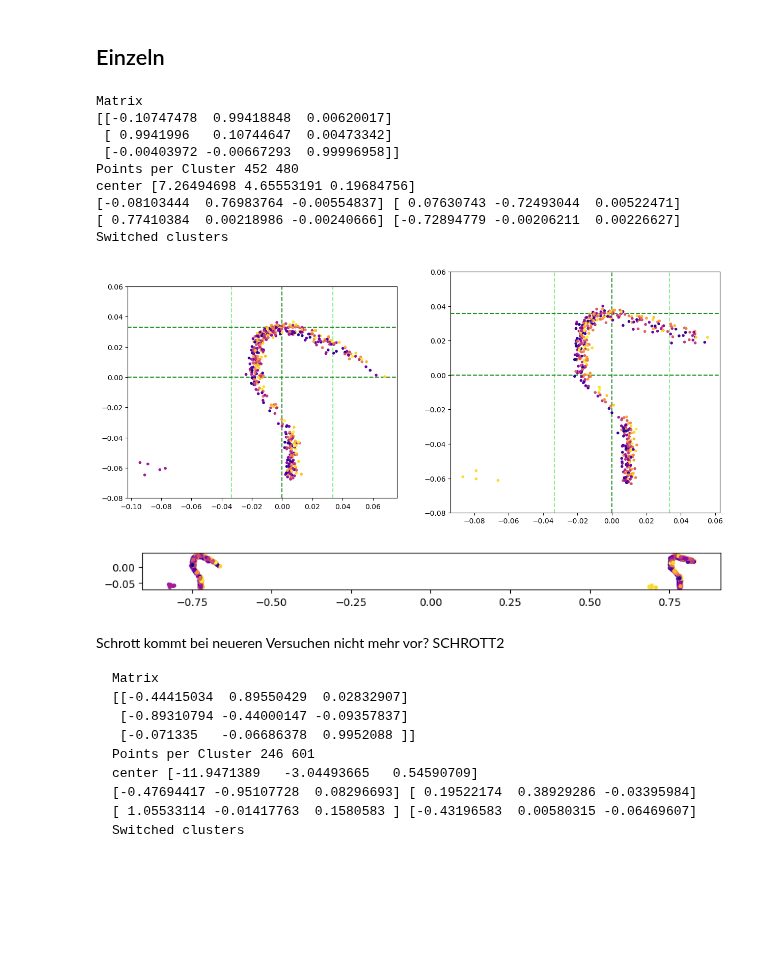
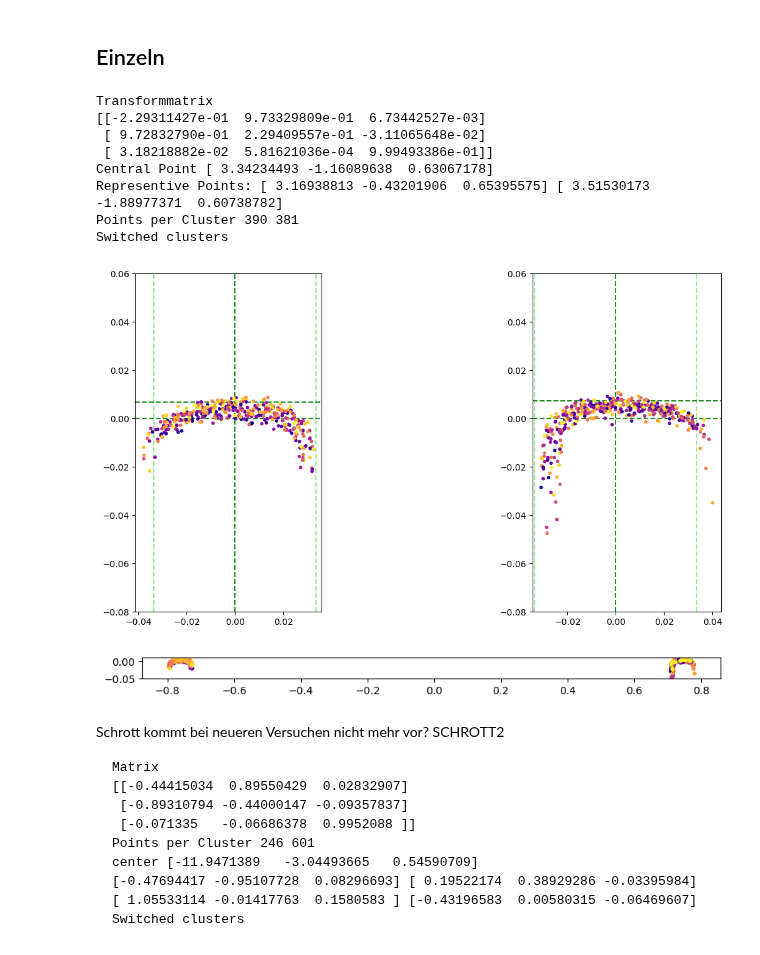
Before and after one commit to florianneukirchen/gleis-versuche, a Jupyter notebook: 22_naive2_representive_point.ipynb, the cells around one changed output. Saved outputs shown, nothing was run; the diff lists cells and outputs as text; code cells hidden in the pictures; blank space fills up the shorter version.

```diff
--- a/22_naive2_representive_point.ipynb
+++ b/22_naive2_representive_point.ipynb
@@ -48,6 +49,7 @@ minimum_in_hood = 10
 linearity_tresh = 0.98
 
 gauge = 1.435
+railhead_width = 0.067
 # %%
 runfolder = "/media/riannek/minimax/gleis/run24-2024-08-13"
 
@@ -295,13 +297,13 @@ def check_cluster_for_railpair(clustercenter, eigenvects, pointcloud, tree, gaug
 
     return closest_cluster, closest_cluster_center
 # %%
-def naive_representive_point(cluster, transformmatrix):
+def naive_representive_point(cluster, transformmatrix, percentile=95):
     center = cluster.mean(axis=0)
     centered = cluster - center
     transformed = centered @ transformmatrix
     transformed_clustercenter_xy = transformed[:,:2].mean(axis=0)
     # transformed_max_z = transformed[:,2].max()
-    transformed_max_z = np.percentile(transformed[:,2],95)
+    transformed_max_z = np.percentile(transformed[:,2],percentile)
     transformed_representive = np.array([transformed_clustercenter_xy[0], transformed_clustercenter_xy[1], transformed_max_z])
     return transformed_representive @ transformmatrix.T + center
 # %%
@@ -399,7 +399,7 @@ def pair_generator():
         for cluster, clustercenter, eigenvals, eigenvects in cluster_generator(xyz[indices[i]], min_points=min_points):
             cluster_other, center_other = check_cluster_for_railpair(clustercenter, eigenvects, xyz, tree, gauge, min_points)
             if cluster_other is not None:
-                yield cluster, cluster_other, eigenvects
+                yield cluster, clustercenter, cluster_other, center_other, eigenvects
 # %%
 def get_transformmatrix(cluster, cluster_other, clustercenter, clustercenter_other, eigenvects):
     # Use the top part of the rail clusters to circumvent the problem different point distributions
@@ -440,40 +509,36 @@ pair_gen = pair_generator()
 # %%
-cluster, cluster_other, eigenvects = next(pair_gen)
-
-clustercenter = cluster.mean(axis=0)
-clustercenter_other = cluster_other.mean(axis=0)
-
+cluster, clustercenter, cluster_other, clustercenter_other, eigenvects = next(pair_gen)
 
 transformmatrix = get_transformmatrix(cluster, cluster_other, clustercenter, clustercenter_other, eigenvects)
-print("Matrix")
+print("Transformmatrix")
 print(transformmatrix)
 
 if transformmatrix[2,2] < 0: # z of the third eigenvector
     print("Inverted eigenvectors")
     transformmatrix *= -1
 
 representive_a, representive_b = naive_representive_point(cluster, transformmatrix), naive_representive_point(cluster_other, transformmatrix)
 central = get_central_point(representive_a, representive_b)
-
+print("Central Point", central)
+print("Representive Points:", representive_a, representive_b)
 
 #o3d.visualization.draw_geometries([pcd_all, pcd_clusters, mesh_frame, pcd_clustercenters, pcd_representive])
 print("Points per Cluster", len(cluster), len(cluster_other))
 fig, ax, transformed, transformed_other = plot_cluster_pair(cluster, cluster_other, transformmatrix, percentile=95, railhead_width = 0.067, centering="cluster")
 
 pair = np.vstack((cluster, cluster_other))
 plot_cluster(pair, transformmatrix);
 # %% [output]
-Matrix
-[[-0.10747478  0.99418848  0.00620017]
- [ 0.9941996   0.10744647  0.00473342]
- [-0.00403972 -0.00667293  0.99996958]]
-Points per Cluster 452 480
-center [7.26494698 4.65553191 0.19684756]
-[-0.08103444  0.76983764 -0.00554837] [ 0.07630743 -0.72493044  0.00522471]
-[ 0.77410384  0.00218986 -0.00240666] [-0.72894779 -0.00206211  0.00226627]
+Transformmatrix
+[[-2.29311427e-01  9.73329809e-01  6.73442527e-03]
+ [ 9.72832790e-01  2.29409557e-01 -3.11065648e-02]
+ [ 3.18218882e-02  5.81621036e-04  9.99493386e-01]]
+Central Point [ 3.34234493 -1.16089638  0.63067178]
+Representive Points: [ 3.16938813 -0.43201906  0.65395575] [ 3.51530173 -1.88977371  0.60738782]
+Points per Cluster 390 381
 Switched clusters
-[figure, old version]
+[figure, new version]
-[figure, old version]
+[figure, new version]
 # %% [markdown]
 Schrott kommt bei neueren Versuchen nicht mehr vor?
 SCHROTT2
```
Also changed, not shown: parts of 27 cells of this notebook, 2 other files.
